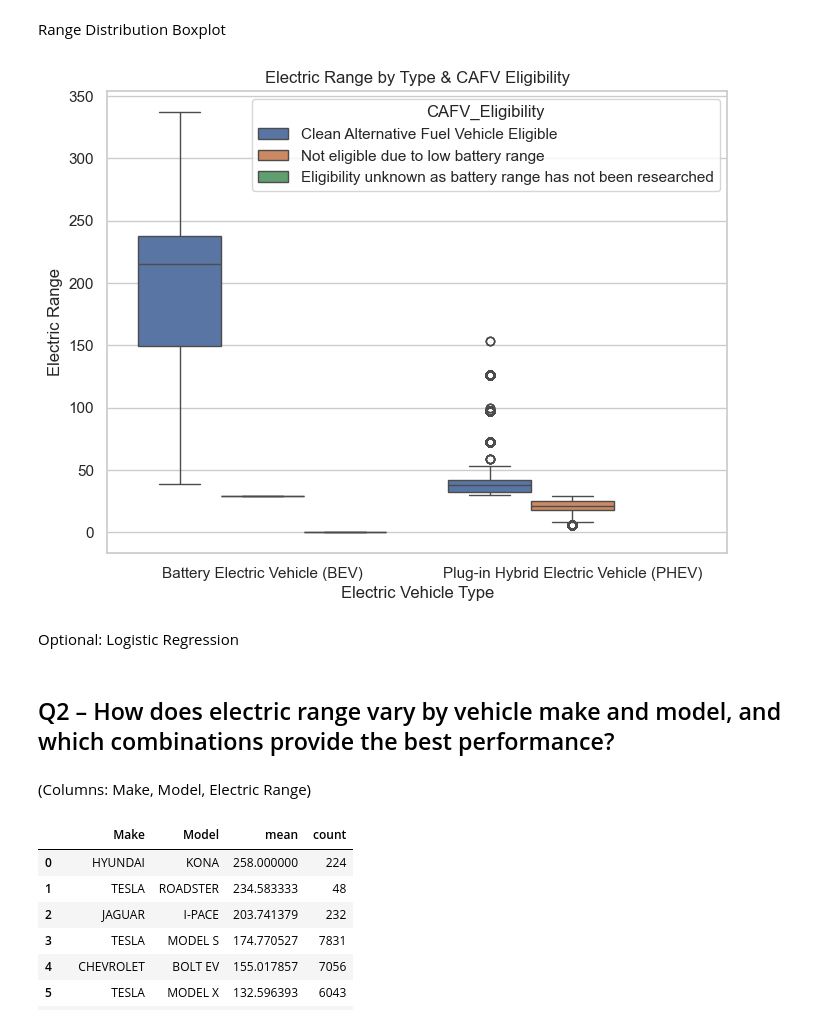
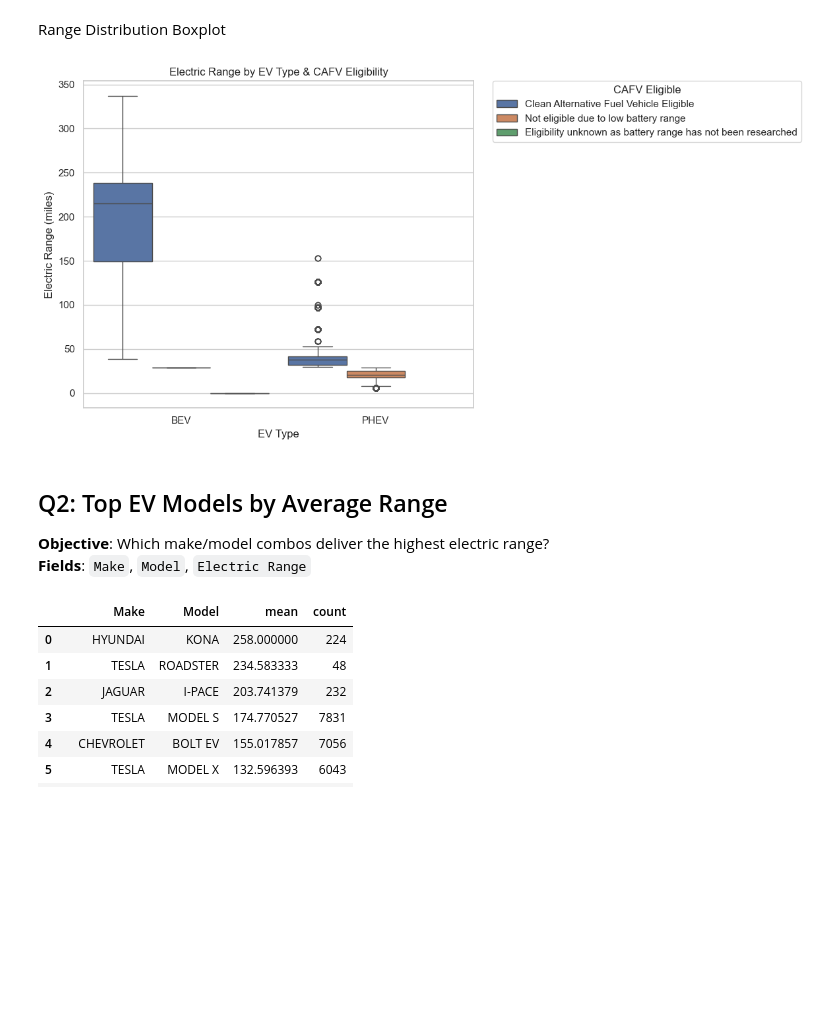
Before and after one commit to MelvinSiaw/Transportation_Project, a Jupyter notebook: ElectricVehiclePopulationAnalysis.ipynb, the cells around one changed output. Cells and saved outputs as stored; diff of their text form; code cells hidden in the pictures; blank space fills up the shorter version.

```diff
--- a/ElectricVehiclePopulationAnalysis.ipynb
+++ b/ElectricVehiclePopulationAnalysis.ipynb
@@ -162,23 +196,46 @@ plt.show()
 # %% [markdown]
 Range Distribution Boxplot
 # %%
-plt.figure(figsize=(8,6))
+import matplotlib.pyplot as plt
+import seaborn as sns
+
+# Make sure EV_Short exists
+df['EV_Short'] = df['Electric Vehicle Type'].map({
+    'Battery Electric Vehicle (BEV)': 'BEV',
+    'Plug-in Hybrid Electric Vehicle (PHEV)': 'PHEV'
+})
+
+# Plot with wider boxes
+fig, ax = plt.subplots(figsize=(12, 6))
+
 sns.boxplot(
     data=df,
-    x='Electric Vehicle Type',
+    x='EV_Short',
     y='Electric Range',
-    hue='CAFV_Eligibility'
+    hue='CAFV_Eligibility',
+    width=0.9,
+    ax=ax
 )
-plt.title('Electric Range by Type & CAFV Eligibility')
+
+ax.set_xlabel('EV Type')
+ax.set_ylabel('Electric Range (miles)')
+ax.set_title('Electric Range by EV Type & CAFV Eligibility')
+
+ax.legend(
+    title='CAFV Eligible',
+    bbox_to_anchor=(1.05, 1),
+    loc='upper left',
+    borderaxespad=0.
+)
+
+plt.tight_layout()
 plt.show()
 # %% [output]
-[figure, old version]
+[figure, new version]
-# %% [markdown]
-Optional: Logistic Regression
 # %% [markdown]
-## Q2 – How does electric range vary by vehicle make and model, and which combinations provide the best performance?
+## Q2: Top EV Models by Average Range
+**Objective**: Which make/model combos deliver the highest electric range?
+**Fields**: `Make`, `Model`, `Electric Range`
-# %% [markdown]
-(Columns: Make, Model, Electric Range)
 # %%
 top10 = (
     df.groupby(['Make','Model'])['Electric Range']
```
Also changed, not shown: parts of 22 cells of this notebook.
